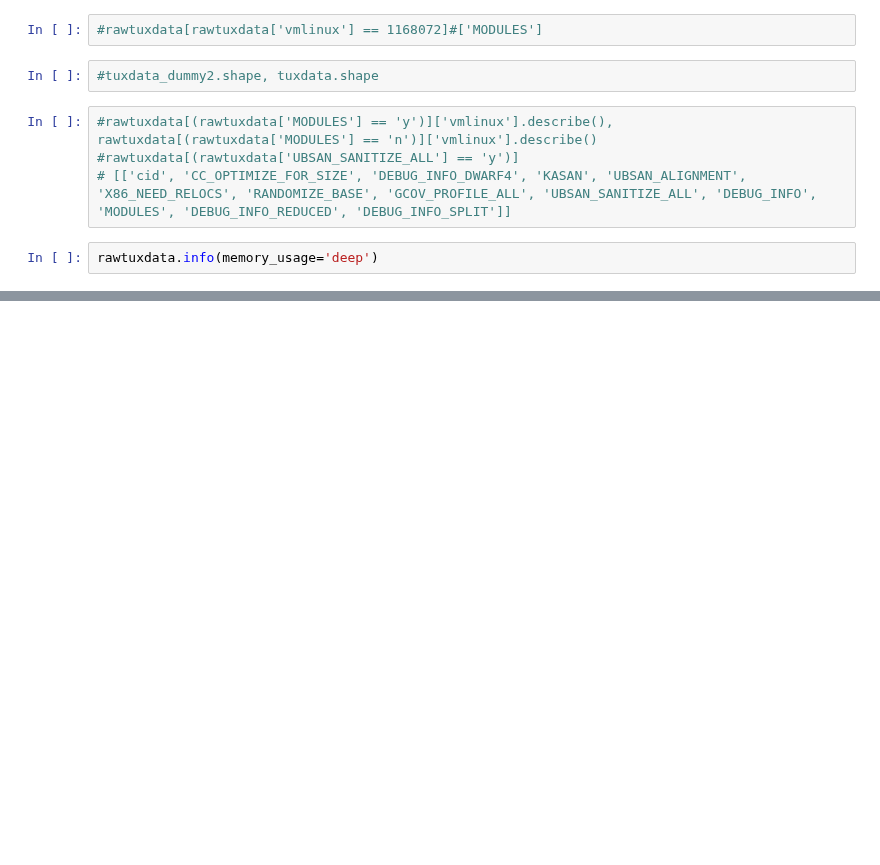
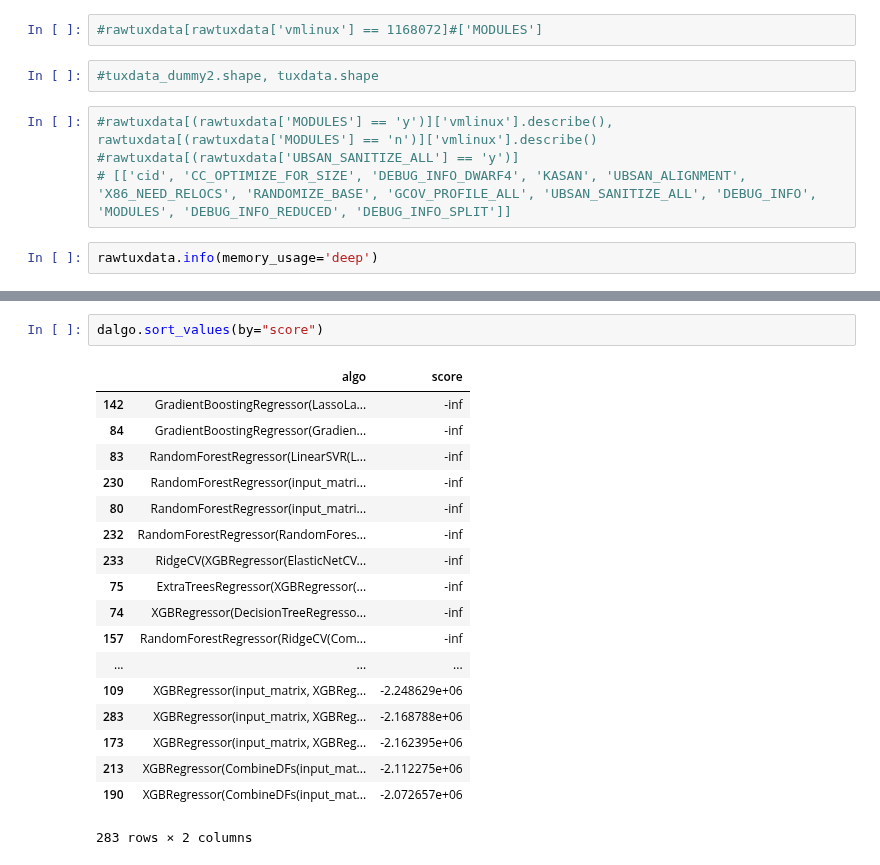
Before and after one commit to garandria/ProjetIrma, a Jupyter notebook: csv_kernels/TUXML-basic.ipynb, the cells around one changed output, grey strips where cells are left out. Drawn from its saved outputs; the diff is of its cells as text; blank space fills up the shorter version.

```diff
--- a/csv_kernels/TUXML-basic.ipynb
+++ b/csv_kernels/TUXML-basic.ipynb
@@ -966,0 +1091,21 @@ rawtuxdata.info(memory_usage='deep')
+# %%
+dalgo.sort_values(by="score")
+# %% [output]
+|  | algo | score |
+| 142 | GradientBoostingRegressor(LassoLa... | -inf |
+| 84 | GradientBoostingRegressor(Gradien... | -inf |
+| 83 | RandomForestRegressor(LinearSVR(L... | -inf |
+| 230 | RandomForestRegressor(input_matri... | -inf |
+| 80 | RandomForestRegressor(input_matri... | -inf |
+| 232 | RandomForestRegressor(RandomFores... | -inf |
+| 233 | RidgeCV(XGBRegressor(ElasticNetCV... | -inf |
+| 75 | ExtraTreesRegressor(XGBRegressor(... | -inf |
+| 74 | XGBRegressor(DecisionTreeRegresso... | -inf |
+| 157 | RandomForestRegressor(RidgeCV(Com... | -inf |
+| ... | ... | ... |
+| 109 | XGBRegressor(input_matrix, XGBReg... | -2.248629e+06 |
+| 283 | XGBRegressor(input_matrix, XGBReg... | -2.168788e+06 |
+| 173 | XGBRegressor(input_matrix, XGBReg... | -2.162395e+06 |
+| 213 | XGBRegressor(CombineDFs(input_mat... | -2.112275e+06 |
+| 190 | XGBRegressor(CombineDFs(input_mat... | -2.072657e+06 |
+283 rows × 2 columns
```
Also changed, not shown: parts of 5 cells of this notebook.
